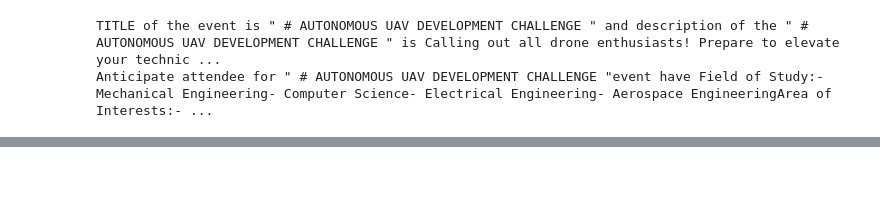
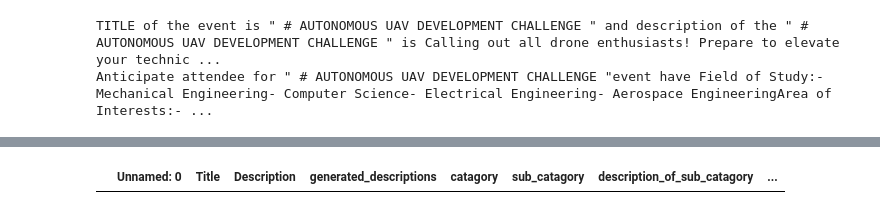
Before and after one commit to mariswarycharan/Yugam_bot, a Jupyter notebook: data_preparation_from_db.ipynb, the cells around one changed output, grey strips where cells are left out. Cells and saved outputs as stored; diff of their text form; code cells hidden in the pictures; blank space fills up the shorter version.

```diff
--- a/data_preparation_from_db.ipynb
+++ b/data_preparation_from_db.ipynb
@@ -403,0 +366,17 @@ IndexError: tuple index out of range
+# %%
+import requests
+import google.generativeai as genai
+def gemini_request(query):
+
+    API_KEY_LIST = 'AIzaSyBHNjNmTdTZOwLr0ucsiZowtLZkI2U3ztM'
+    genai.configure(api_key=API_KEY_LIST)
+    model = genai.GenerativeModel('gemini-pro')
+
+    try:
+        response = model.generate_content(query)
+        return response.text
+    except Exception as e:
+        return ''
+# %%
+r = gemini_request('give me the data of all the events in yugam 2024')
+r
@@ -403,0 +430,21 @@ IndexError: tuple index out of range
+# %%
+import pandas as pd
+
+def keyword_search(csv_file, keyword, column_name):
+    # Read the CSV file into a DataFrame
+    df = pd.read_csv(csv_file)
+
+    # Perform keyword search in the specified column
+    filtered_data = df[df[column_name].str.contains(keyword, case=False, na=False)]
+
+    return filtered_data
+
+# Example usage:
+csv_file = r'source_data\training_data_chatbot_yugam_events.csv'  # Replace 'data.csv' with the path to your CSV file
+keyword = 'Gen ai'
+column_name = 'Description'
+
+result = keyword_search(csv_file, keyword, column_name)
+result
+# %% [output]
+|  | Unnamed: 0 | Title | Description | generated_descriptions | catagory | sub_catagory | description_of_sub_catagory | ... |
```
Also changed, not shown: parts of 27 cells of this notebook, 2 other files.
